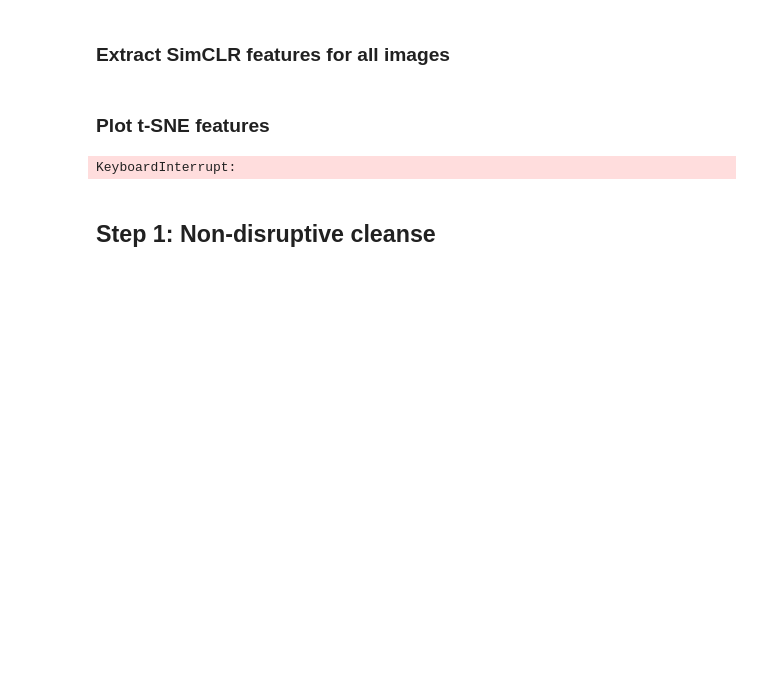
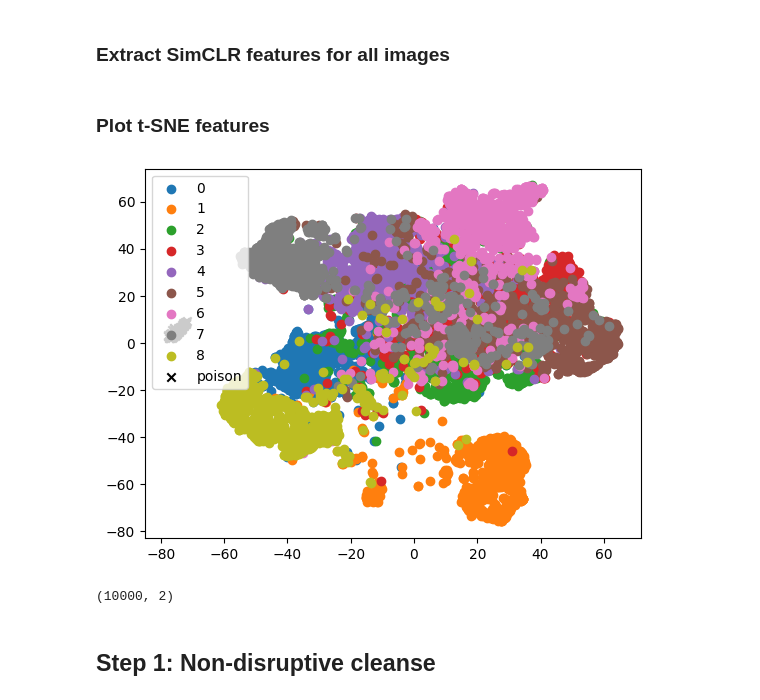
Before and after one commit to LukaD00/selfsupervised-cleanse, a Jupyter notebook: cleanse.ipynb, the cells around one changed output. Saved outputs shown, nothing was run; the diff lists cells and outputs as text; code cells hidden in the pictures; blank space fills up the shorter version.

```diff
--- a/cleanse.ipynb
+++ b/cleanse.ipynb
@@ -120,30 +123,34 @@ num_classes = int(max(labels_poison).item())
 # %%
 def plot_tsne(features: np.array, labels: np.array, poison_indices: np.array, subset_size: int = 10000) -> None:
     # label poison examples as 10
     labels = labels[:]
     labels[poison_indices] = 10
 
     # Plot only a subset
     features_subset = features[:subset_size]
     labels_subset = labels[:subset_size]
 
     tsne = TSNE(n_components = 2, perplexity = 50)
     tsne_features = tsne.fit_transform(features_subset)
 
     for i in range(num_classes):
         plt.scatter(tsne_features[labels_subset==i,1], tsne_features[labels_subset==i,0])
     plt.scatter(tsne_features[labels_subset==10,1], tsne_features[labels_subset==10,0], c = "black", marker= "x")
 
     plt.legend([str(i) for i in range(num_classes)] + ["poison"])
     plt.show()
 
     return tsne_features
 
 
 if RUN_TSNE:
-    tsne_features = plot_tsne(features, labels_poison, poison_indices)
+    tsne_features = plot_tsne(features, labels_poison, poison_indices, subset_size=len(features))
 # %% [output]
-KeyboardInterrupt:
+[figure, added]
+# %%
+print(tsne_features.shape)
+# %% [output]
+(10000, 2)
 # %% [markdown]
 ## Step 1: Non-disruptive cleanse
 # %%
```
Also changed, not shown: parts of 14 cells of this notebook.
